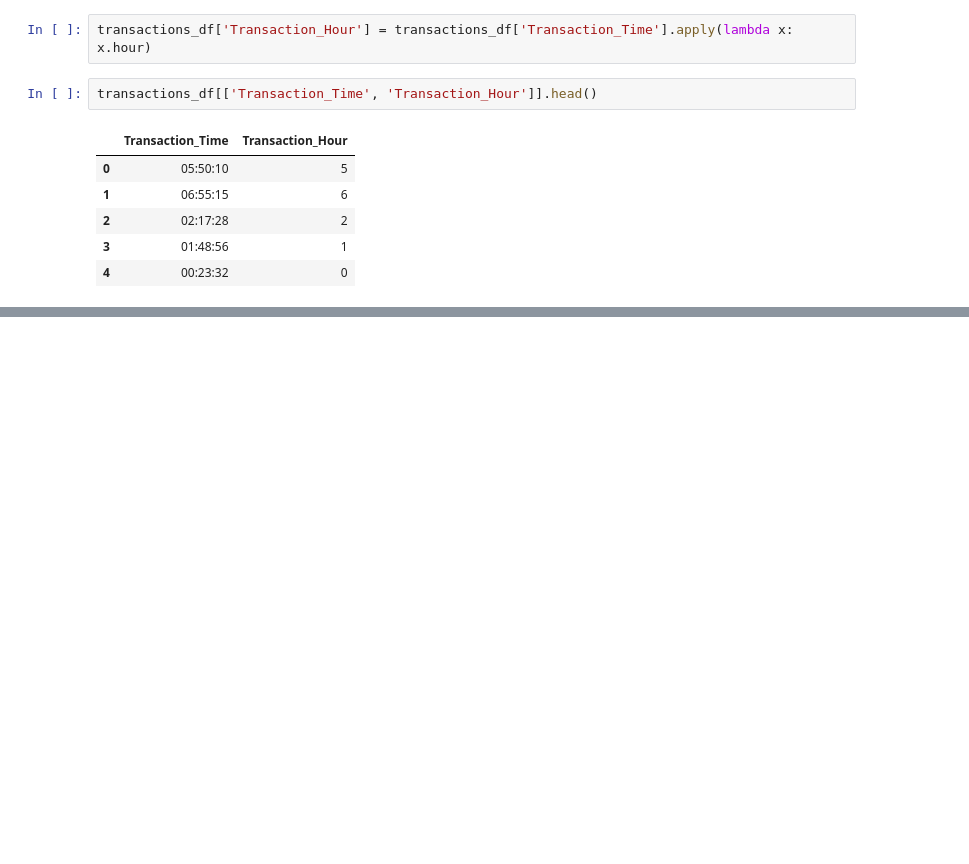
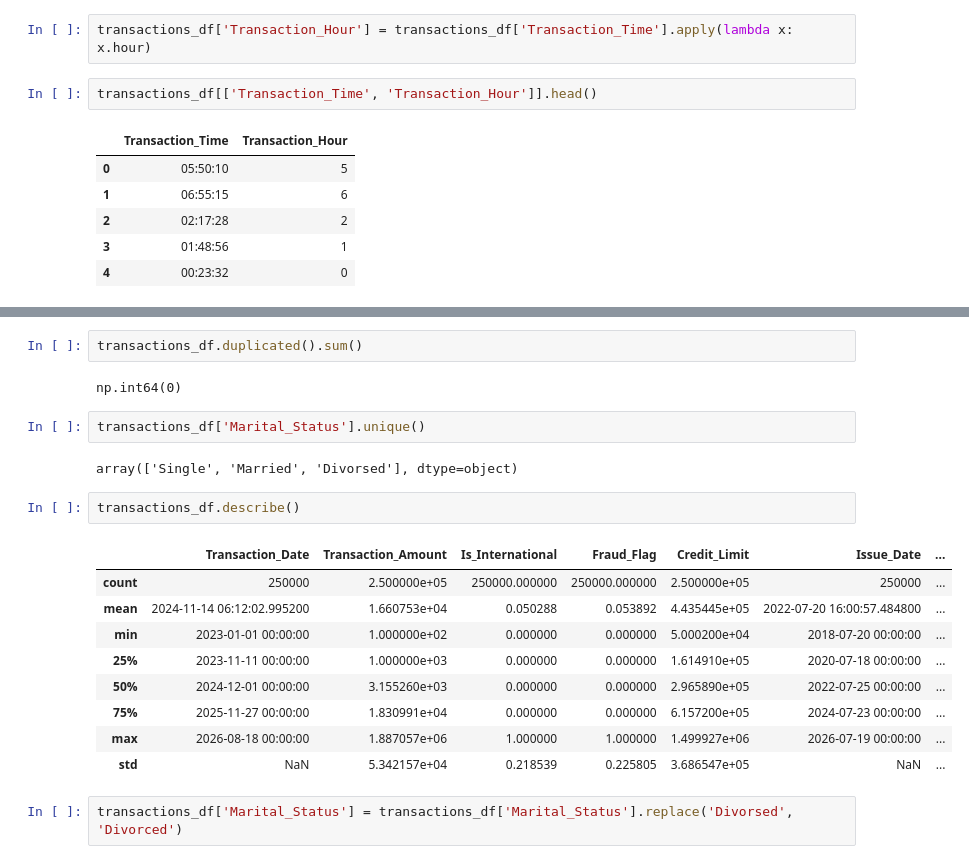
Before and after one commit to Kanjerih/Indian-Financial-Fraud, a Jupyter notebook: Indian-Financial-Fraud.ipynb, the cells around one changed output, grey strips where cells are left out. Cells and saved outputs as stored; diff of their text form; blank space fills up the shorter version.

```diff
--- a/Indian-Financial-Fraud.ipynb
+++ b/Indian-Financial-Fraud.ipynb
@@ -241,0 +242,22 @@ memory usage: 78.2+ MB
+# %%
+transactions_df.duplicated().sum()
+# %% [output]
+np.int64(0)
+# %%
+transactions_df['Marital_Status'].unique()
+# %% [output]
+array(['Single', 'Married', 'Divorsed'], dtype=object)
+# %%
+transactions_df.describe()
+# %% [output]
+|  | Transaction_Date | Transaction_Amount | Is_International | Fraud_Flag | Credit_Limit | Issue_Date | ... |
+| count | 250000 | 2.500000e+05 | 250000.000000 | 250000.000000 | 2.500000e+05 | 250000 | ... |
+| mean | 2024-11-14 06:12:02.995200 | 1.660753e+04 | 0.050288 | 0.053892 | 4.435445e+05 | 2022-07-20 16:00:57.484800 | ... |
+| min | 2023-01-01 00:00:00 | 1.000000e+02 | 0.000000 | 0.000000 | 5.000200e+04 | 2018-07-20 00:00:00 | ... |
+| 25% | 2023-11-11 00:00:00 | 1.000000e+03 | 0.000000 | 0.000000 | 1.614910e+05 | 2020-07-18 00:00:00 | ... |
+| 50% | 2024-12-01 00:00:00 | 3.155260e+03 | 0.000000 | 0.000000 | 2.965890e+05 | 2022-07-25 00:00:00 | ... |
+| 75% | 2025-11-27 00:00:00 | 1.830991e+04 | 0.000000 | 0.000000 | 6.157200e+05 | 2024-07-23 00:00:00 | ... |
+| max | 2026-08-18 00:00:00 | 1.887057e+06 | 1.000000 | 1.000000 | 1.499927e+06 | 2026-07-19 00:00:00 | ... |
+| std | NaN | 5.342157e+04 | 0.218539 | 0.225805 | 3.686547e+05 | NaN | ... |
+# %%
+transactions_df['Marital_Status'] = transactions_df['Marital_Status'].replace('Divorsed', 'Divorced')
```
Also changed, not shown: parts of 3 cells of this notebook.
